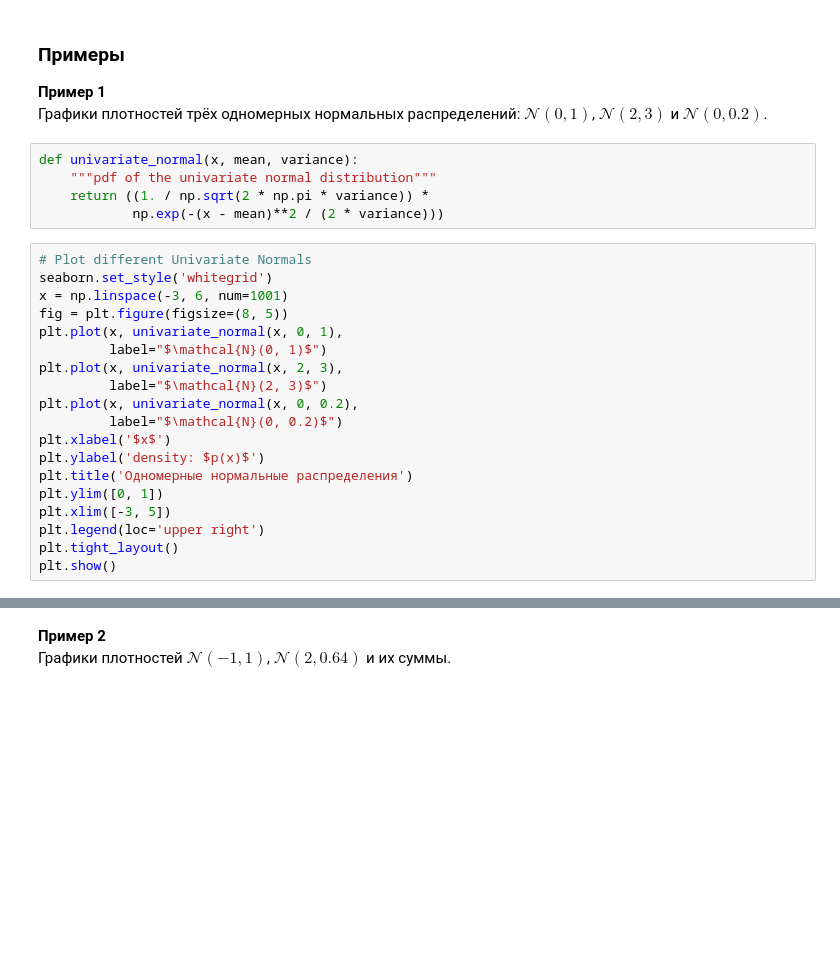
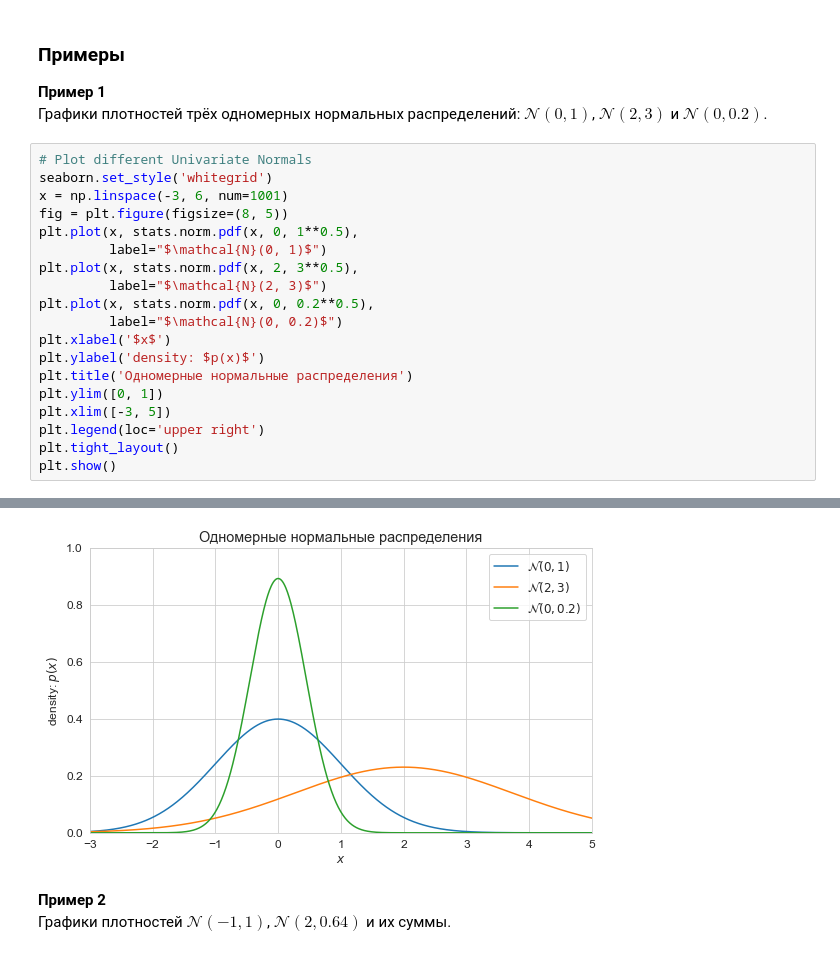
Before and after one commit to aa-savelyev/DaOptSm, a Jupyter notebook: 2.PT/05.GaussianVar.ipynb, the cells around one changed output, grey strips where cells are left out. Cells and saved outputs as stored; diff of their text form; blank space fills up the shorter version.

Commit message:
Use gaussians from scipy.stats library

```diff
--- a/2.PT/05.GaussianVar.ipynb
+++ b/2.PT/05.GaussianVar.ipynb
@@ -100,21 +100,16 @@ $$
 **Пример 1** \
 Графики плотностей трёх одномерных нормальных распределений:
 $\mathcal{N}(0, 1)$, $\mathcal{N}(2, 3)$ и $\mathcal{N}(0, 0.2)$.
-# %%
-def univariate_normal(x, mean, variance):
-    """pdf of the univariate normal distribution"""
-    return ((1. / np.sqrt(2 * np.pi * variance)) *
-            np.exp(-(x - mean)**2 / (2 * variance)))
 # %%
 # Plot different Univariate Normals
 seaborn.set_style('whitegrid')
 x = np.linspace(-3, 6, num=1001)
 fig = plt.figure(figsize=(8, 5))
-plt.plot(x, univariate_normal(x, 0, 1),
+plt.plot(x, stats.norm.pdf(x, 0, 1**0.5),
          label="$\mathcal{N}(0, 1)$")
-plt.plot(x, univariate_normal(x, 2, 3),
+plt.plot(x, stats.norm.pdf(x, 2, 3**0.5),
          label="$\mathcal{N}(2, 3)$")
-plt.plot(x, univariate_normal(x, 0, 0.2),
+plt.plot(x, stats.norm.pdf(x, 0, 0.2**0.5),
          label="$\mathcal{N}(0, 0.2)$")
 plt.xlabel('$x$')
 plt.ylabel('density: $p(x)$')
@@ -129,3 +123,4 @@ plt.show()
+[figure, added]
 # %% [markdown]
 **Пример 2** \
 Графики плотностей $\mathcal{N}(-1, 1)$, $\mathcal{N}(2, 0.64)$ и их суммы.
```
Also changed, not shown: parts of 12 cells of this notebook, 6 other files.
